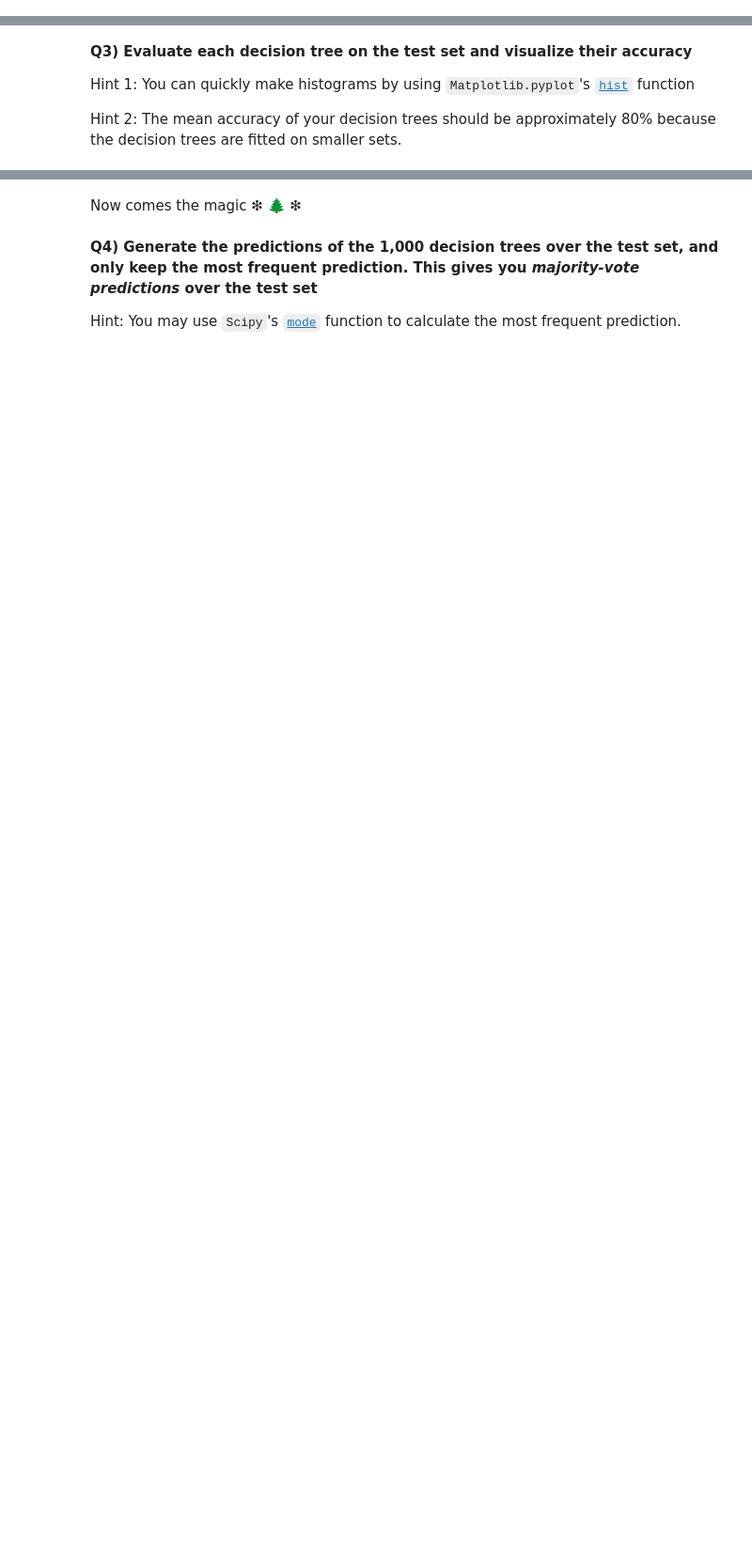
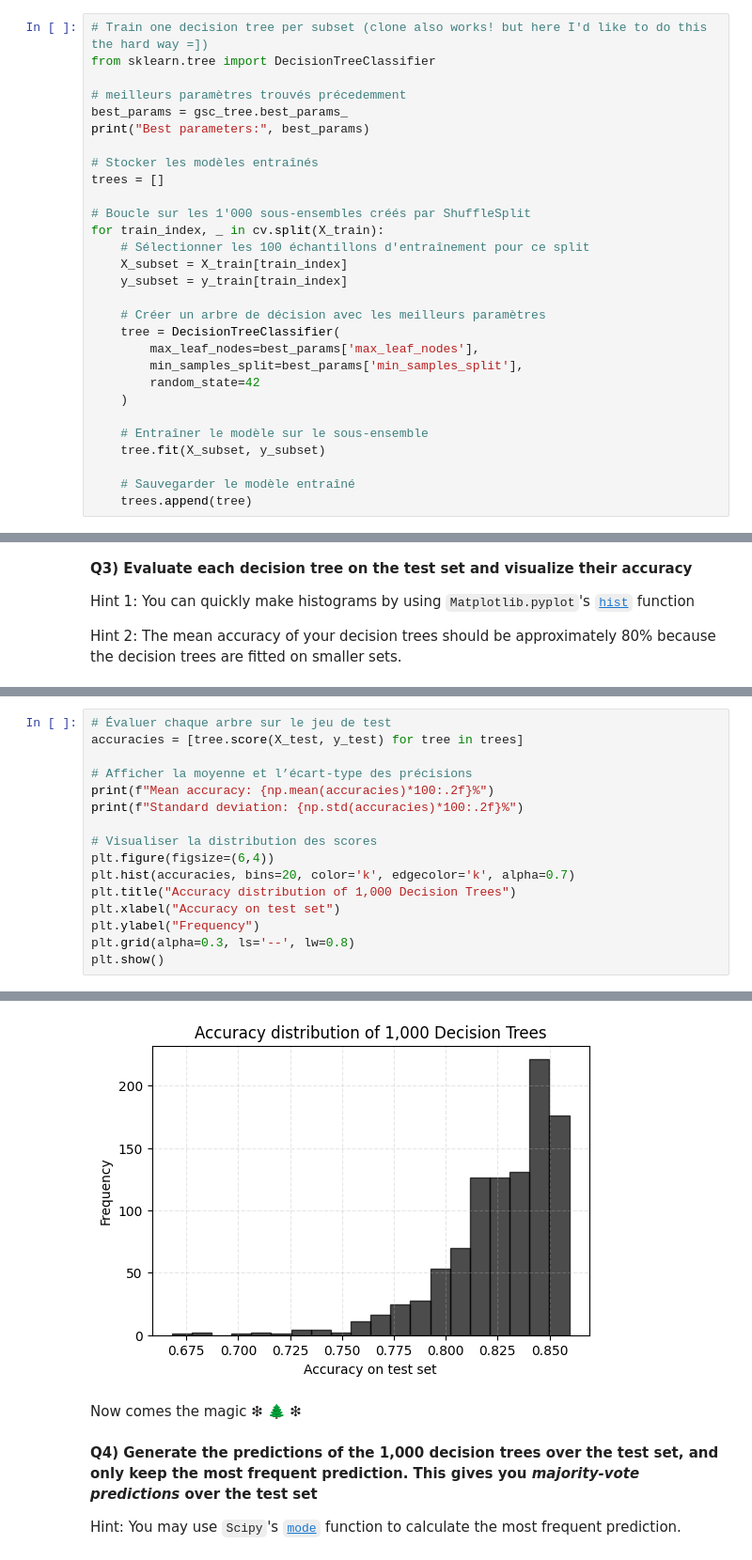
Before and after one commit to MarcoZanine/2025_ML_EES, a Jupyter notebook: notebook_ml/S2_2_Decision_Trees.ipynb, the cells around one changed output, grey strips where cells are left out. Shown at 94% size. Drawn from its saved outputs; the diff is of its cells as text; blank space fills up the shorter version.

```diff
--- a/notebook_ml/S2_2_Decision_Trees.ipynb
+++ b/notebook_ml/S2_2_Decision_Trees.ipynb
@@ -206,0 +212,29 @@ Hint: You may use `scikit-learn`'s random permutation cross-validator [ShuffleSp
+# %%
+# Train one decision tree per subset (clone also works! but here I'd like to do this the hard way =])
+from sklearn.tree import DecisionTreeClassifier
+
+# meilleurs paramètres trouvés précedemment
+best_params = gsc_tree.best_params_
+print("Best parameters:", best_params)
+
+# Stocker les modèles entraînés
+trees = []
+
+# Boucle sur les 1'000 sous-ensembles créés par ShuffleSplit
+for train_index, _ in cv.split(X_train):
+    # Sélectionner les 100 échantillons d'entraînement pour ce split
+    X_subset = X_train[train_index]
+    y_subset = y_train[train_index]
+
+    # Créer un arbre de décision avec les meilleurs paramètres
+    tree = DecisionTreeClassifier(
+        max_leaf_nodes=best_params['max_leaf_nodes'],
+        min_samples_split=best_params['min_samples_split'],
+        random_state=42
+    )
+
+    # Entraîner le modèle sur le sous-ensemble
+    tree.fit(X_subset, y_subset)
+
+    # Sauvegarder le modèle entraîné
+    trees.append(tree)
@@ -216,0 +249,17 @@ Hint 2: The mean accuracy of your decision trees should be approximately 80% bec
+# %%
+# Évaluer chaque arbre sur le jeu de test
+accuracies = [tree.score(X_test, y_test) for tree in trees]
+
+# Afficher la moyenne et l’écart-type des précisions
+print(f"Mean accuracy: {np.mean(accuracies)*100:.2f}%")
+print(f"Standard deviation: {np.std(accuracies)*100:.2f}%")
+
+# Visualiser la distribution des scores
+plt.figure(figsize=(6,4))
+plt.hist(accuracies, bins=20, color='k', edgecolor='k', alpha=0.7)
+plt.title("Accuracy distribution of 1,000 Decision Trees")
+plt.xlabel("Accuracy on test set")
+plt.ylabel("Frequency")
+plt.grid(alpha=0.3, ls='--', lw=0.8)
+plt.show()
+# %% [output]
@@ -217,3 +268,4 @@ Hint 2: The mean accuracy of your decision trees should be approximately 80% bec
+[figure, added]
 # %% [markdown]
 Now comes the magic ❇ 🌲 ❇
 # %% [markdown]
```
Also changed, not shown: parts of 17 cells of this notebook.
